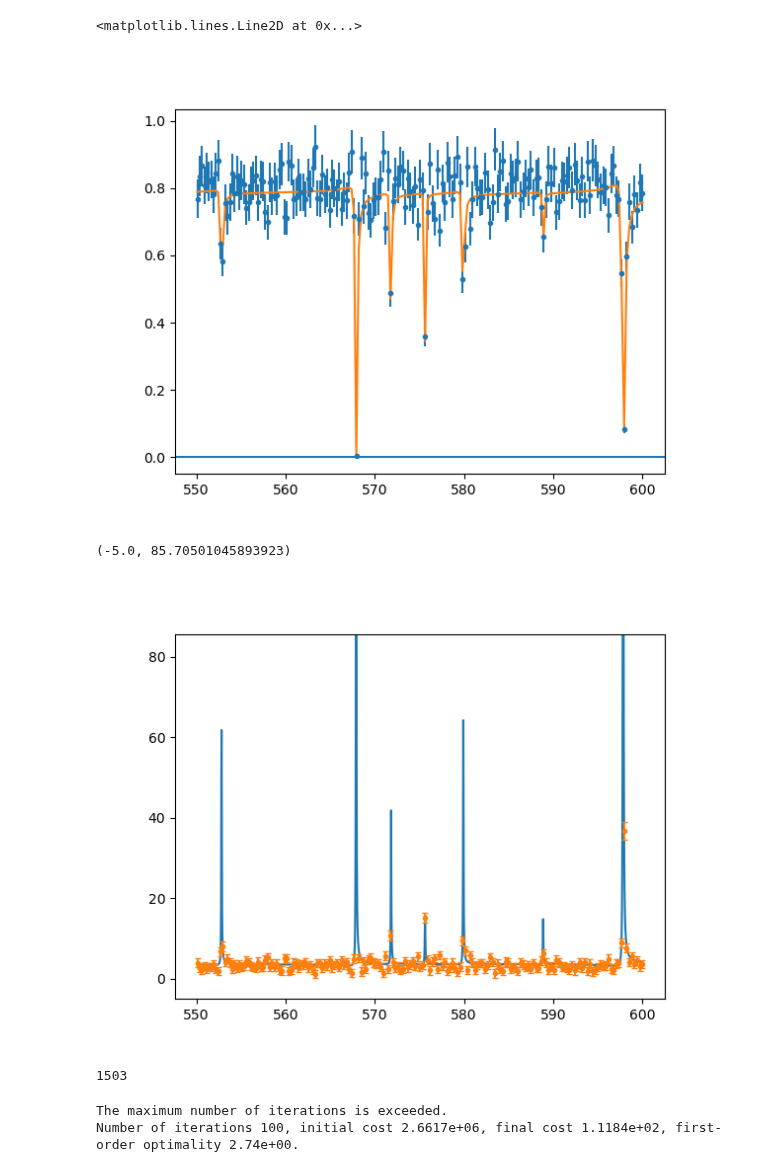
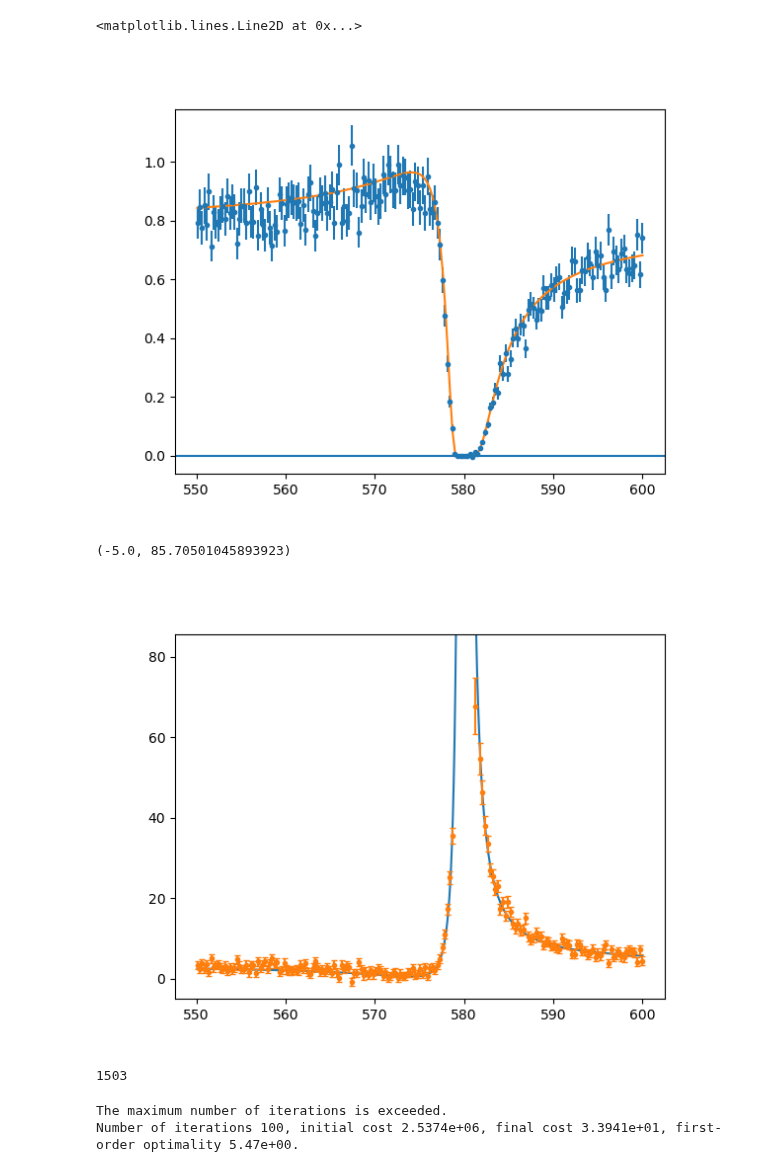
Before and after one commit to Naww137/ATARI, a Jupyter notebook: Fitting/noah_dev/FeatureSelectionApproach_LSLPQP.ipynb, the cells around one changed output. Drawn from its saved outputs; the diff is of its cells as text; code cells hidden in the pictures.

```diff
--- a/Fitting/noah_dev/FeatureSelectionApproach_LSLPQP.ipynb
+++ b/Fitting/noah_dev/FeatureSelectionApproach_LSLPQP.ipynb
@@ -49,36 +49,36 @@ average_parameters = pd.DataFrame({ 'dE'    :   {'3.0':8.79, '4.0':4.99},
                                     'gn2'    :   {'3.0':46.4, '4.0':35.5}  })
 
 
 E_min_max = [550, 600]
 energy_grid = E_min_max
 
 input_options = {'Add Noise': True,
                 'Calculate Covariance': True,
                 'Compression Points':[],
                 'Grouping Factors':None}
 
 experiment_parameters = {'bw': {'val':0.0256,    'unc'   :   0}}
 
 # initialize experimental setup
 exp = Experiment(energy_grid,
                         input_options=input_options,
                         experiment_parameters=experiment_parameters)
 
 
-resonance_ladder = Ta_pair.sample_resonance_ladder(E_min_max, spin_groups, average_parameters, False)
-# resonance_ladder = pd.DataFrame({'E':[575], 'J':[3.0], 'chs':[1.0], 'lwave':[0.0], 'J_ID':[1.0], 'gnx2':[5000], 'Gg':[75]})
+# resonance_ladder = Ta_pair.sample_resonance_ladder(E_min_max, spin_groups, average_parameters, False)
+resonance_ladder = pd.DataFrame({'E':[580], 'J':[3.0], 'chs':[1.0], 'lwave':[0.0], 'J_ID':[1.0], 'gnx2':[5000], 'Gg':[75]})
 true, _, _ = SLBW(exp.energy_domain, Ta_pair, resonance_ladder)
 df_true = pd.DataFrame({'E':exp.energy_domain, 'theo_trans':np.exp(-exp.redpar.val.n*true)})
 
 exp.run(df_true)
 
 figure()
 errorbar(exp.trans.E, exp.trans.exp_trans, yerr=exp.trans.exp_trans_unc, fmt='.')
 plot(exp.theo.E, exp.theo.theo_trans)
 axhline(0)
 # %% [output]
 <matplotlib.lines.Line2D at 0x...>
-[figure, old version]
+[figure, new version]
 # %%
 from ATARI.utils.datacontainer import DataContainer
 from ATARI.theory.experimental import trans_2_xs
@@ -98,7 +98,7 @@ ylim([-5, max_xs*1.25])
 # print(dc.theo_resonance_ladder)
 # %% [output]
 (-5.0, 85.70501045893923)
-[figure, old version]
+[figure, new version]
 # %%
 
 average_parameters.loc[:,['Gn']] = average_parameters['gn2']/12.5
@@ -158,7 +158,7 @@ qp_res = solve_qp(P, q, G=G, h=h, A=None, b=None, lb=lb, ub=ub,
                                                             maxiters = 100)
 # %% [output]
 The maximum number of iterations is exceeded.
-Number of iterations 100, initial cost 2.6617e+06, final cost 1.1184e+02, first-order optimality 2.74e+00.
+Number of iterations 100, initial cost 2.5374e+06, final cost 3.3941e+01, first-order optimality 5.47e+00.
 # %%
 figure()
 errorbar(dc.pw_exp.E, dc.pw_exp.exp_xs, yerr=np.sqrt(np.diag(dc.CovXS)), fmt='.', ecolor='r', color='k', capsize=1, ms=2)
```
Also changed, not shown: parts of 4 cells of this notebook, 4 other files.
